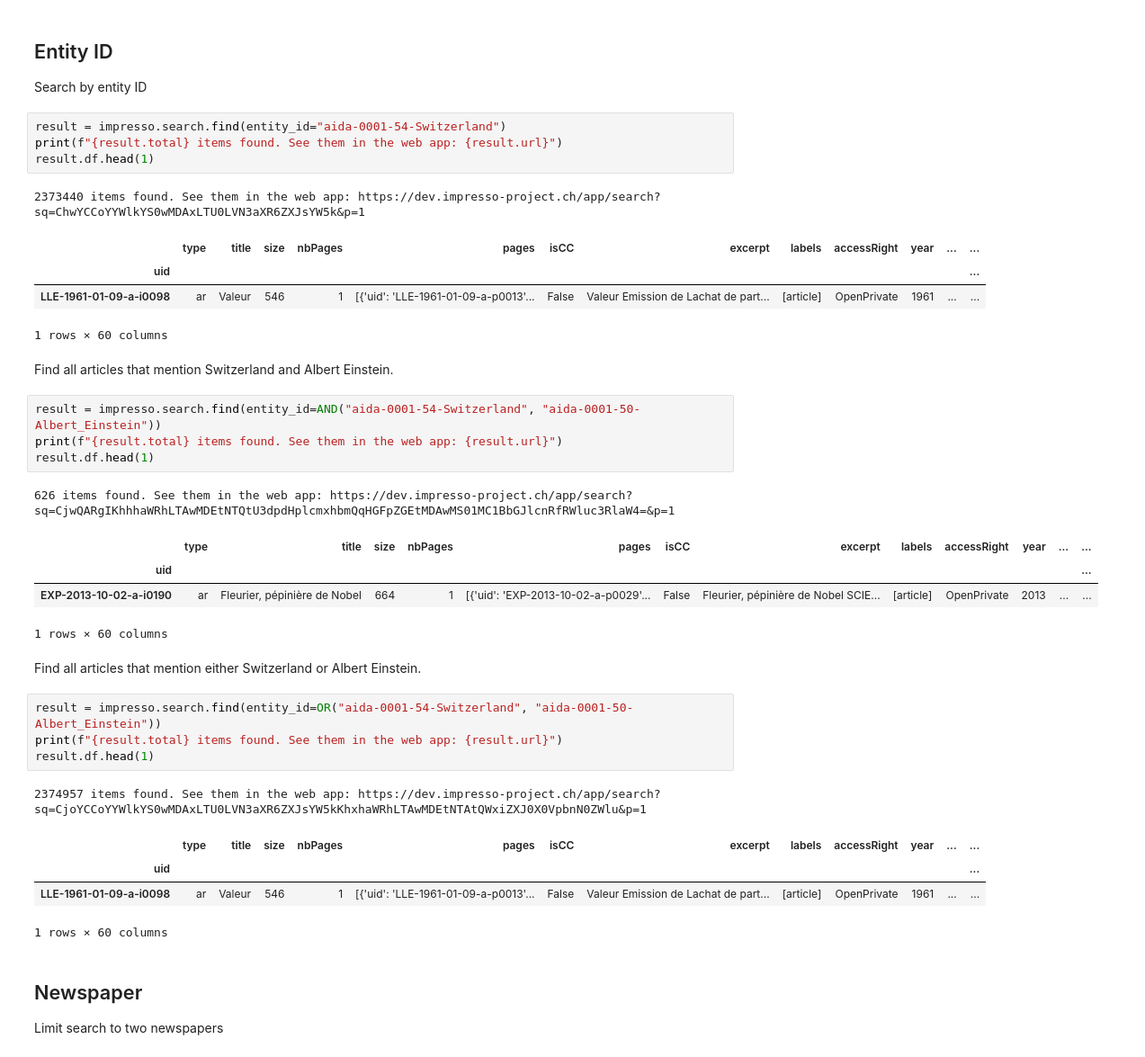
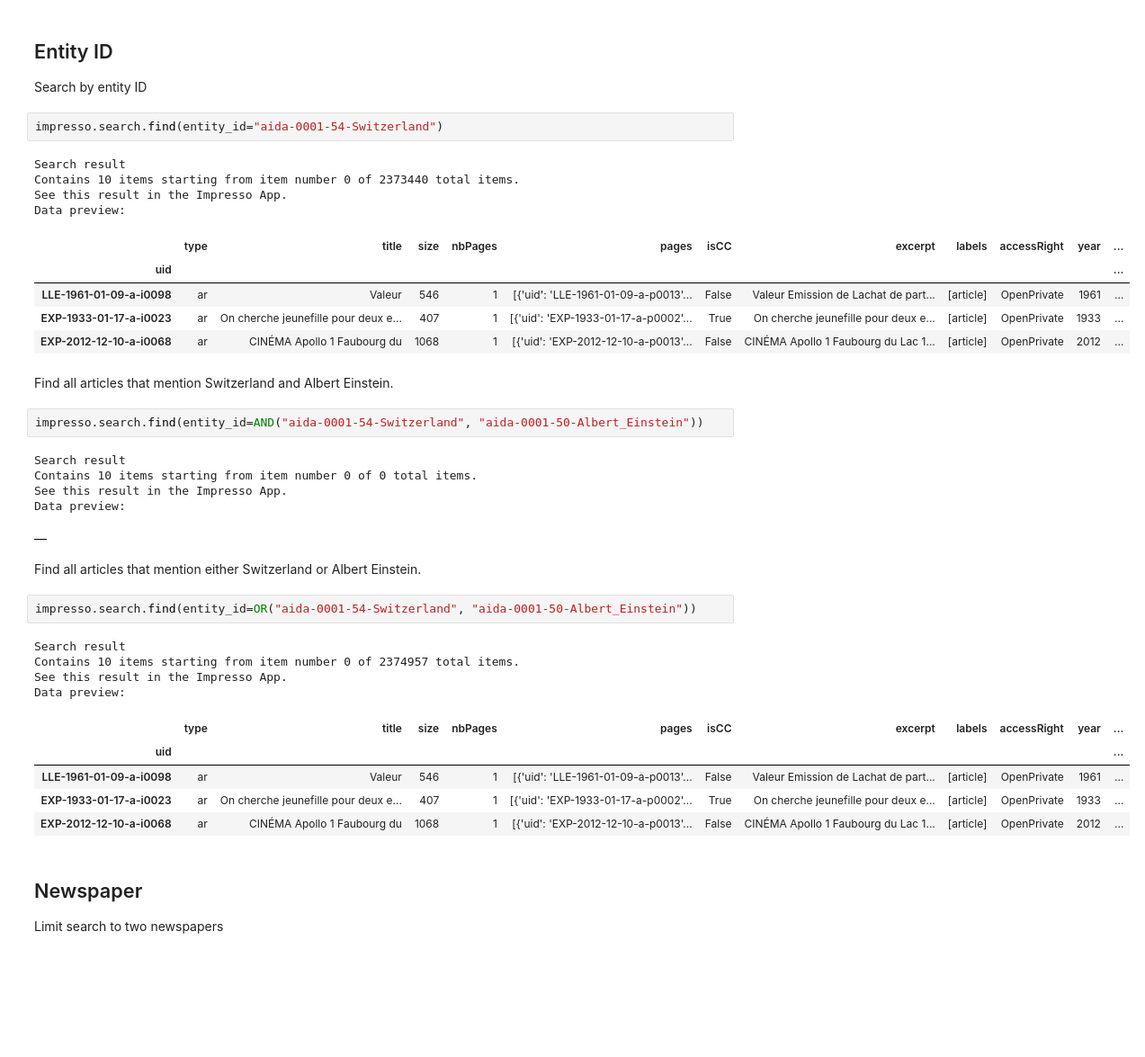
Before and after one commit to impresso/impresso-py, a Jupyter notebook: examples/notebooks/search.ipynb, the cells around one changed output. Shown at 90% size. Saved outputs shown, nothing was run; the diff lists cells and outputs as text; blank space fills up the shorter version.

```diff
--- a/examples/notebooks/search.ipynb
+++ b/examples/notebooks/search.ipynb
@@ -130,40 +146,42 @@ result.df.head(1)
 ## Entity ID
 
 Search by entity ID
-# %%
-result = impresso.search.find(entity_id="aida-0001-54-Switzerland")
-print(f"{result.total} items found. See them in the web app: {result.url}")
-result.df.head(1)
-# %% [output]
-2373440 items found. See them in the web app: https://dev.impresso-project.ch/app/search?sq=ChwYCCoYYWlkYS0wMDAxLTU0LVN3aXR6ZXJsYW5k&p=1
-|  | type | title | size | nbPages | pages | isCC | excerpt | labels | accessRight | year | ... | ... |
-| uid |  |  |  |  |  |  |  |  |  |  |  | ... |
-| LLE-1961-01-09-a-i0098 | ar | Valeur | 546 | 1 | [{'uid': 'LLE-1961-01-09-a-p0013'... | False | Valeur Emission de Lachat de part... | [article] | OpenPrivate | 1961 | ... | ... |
-1 rows × 60 columns
+# %%
+impresso.search.find(entity_id="aida-0001-54-Switzerland")
+# %% [output]
+Search result
+Contains 10 items starting from item number 0 of 2373440 total items.
+See this result in the Impresso App.
+Data preview:
+|  | type | title | size | nbPages | pages | isCC | excerpt | labels | accessRight | year | ... |
+| uid |  |  |  |  |  |  |  |  |  |  | ... |
+| LLE-1961-01-09-a-i0098 | ar | Valeur | 546 | 1 | [{'uid': 'LLE-1961-01-09-a-p0013'... | False | Valeur Emission de Lachat de part... | [article] | OpenPrivate | 1961 | ... |
+| EXP-1933-01-17-a-i0023 | ar | On cherche jeunefille pour deux e... | 407 | 1 | [{'uid': 'EXP-1933-01-17-a-p0002'... | True | On cherche jeunefille pour deux e... | [article] | OpenPrivate | 1933 | ... |
+| EXP-2012-12-10-a-i0068 | ar | CINÉMA Apollo 1 Faubourg du | 1068 | 1 | [{'uid': 'EXP-2012-12-10-a-p0013'... | False | CINÉMA Apollo 1 Faubourg du Lac 1... | [article] | OpenPrivate | 2012 | ... |
 # %% [markdown]
 Find all articles that mention Switzerland and Albert Einstein.
 # %%
-result = impresso.search.find(entity_id=AND("aida-0001-54-Switzerland", "aida-0001-50-Albert_Einstein"))
-print(f"{result.total} items found. See them in the web app: {result.url}")
-result.df.head(1)
+impresso.search.find(entity_id=AND("aida-0001-54-Switzerland", "aida-0001-50-Albert_Einstein"))
 # %% [output]
-626 items found. See them in the web app: https://dev.impresso-project.ch/app/search?sq=CjwQARgIKhhhaWRhLTAwMDEtNTQtU3dpdHplcmxhbmQqHGFpZGEtMDAwMS01MC1BbGJlcnRfRWluc3RlaW4=&p=1
+Search result
+Contains 10 items starting from item number 0 of 0 total items.
+See this result in the Impresso App.
+Data preview:
-|  | type | title | size | nbPages | pages | isCC | excerpt | labels | accessRight | year | ... | ... |
-| uid |  |  |  |  |  |  |  |  |  |  |  | ... |
-| EXP-2013-10-02-a-i0190 | ar | Fleurier, pépinière de Nobel | 664 | 1 | [{'uid': 'EXP-2013-10-02-a-p0029'... | False | Fleurier, pépinière de Nobel SCIE... | [article] | OpenPrivate | 2013 | ... | ... |
+|  |
-1 rows × 60 columns
 # %% [markdown]
 Find all articles that mention either Switzerland or Albert Einstein.
 # %%
-result = impresso.search.find(entity_id=OR("aida-0001-54-Switzerland", "aida-0001-50-Albert_Einstein"))
-print(f"{result.total} items found. See them in the web app: {result.url}")
-result.df.head(1)
+impresso.search.find(entity_id=OR("aida-0001-54-Switzerland", "aida-0001-50-Albert_Einstein"))
 # %% [output]
-2374957 items found. See them in the web app: https://dev.impresso-project.ch/app/search?sq=CjoYCCoYYWlkYS0wMDAxLTU0LVN3aXR6ZXJsYW5kKhxhaWRhLTAwMDEtNTAtQWxiZXJ0X0VpbnN0ZWlu&p=1
+Search result
+Contains 10 items starting from item number 0 of 2374957 total items.
+See this result in the Impresso App.
+Data preview:
-|  | type | title | size | nbPages | pages | isCC | excerpt | labels | accessRight | year | ... | ... |
-| uid |  |  |  |  |  |  |  |  |  |  |  | ... |
-| LLE-1961-01-09-a-i0098 | ar | Valeur | 546 | 1 | [{'uid': 'LLE-1961-01-09-a-p0013'... | False | Valeur Emission de Lachat de part... | [article] | OpenPrivate | 1961 | ... | ... |
+|  | type | title | size | nbPages | pages | isCC | excerpt | labels | accessRight | year | ... |
+| uid |  |  |  |  |  |  |  |  |  |  | ... |
+| LLE-1961-01-09-a-i0098 | ar | Valeur | 546 | 1 | [{'uid': 'LLE-1961-01-09-a-p0013'... | False | Valeur Emission de Lachat de part... | [article] | OpenPrivate | 1961 | ... |
+| EXP-1933-01-17-a-i0023 | ar | On cherche jeunefille pour deux e... | 407 | 1 | [{'uid': 'EXP-1933-01-17-a-p0002'... | True | On cherche jeunefille pour deux e... | [article] | OpenPrivate | 1933 | ... |
+| EXP-2012-12-10-a-i0068 | ar | CINÉMA Apollo 1 Faubourg du | 1068 | 1 | [{'uid': 'EXP-2012-12-10-a-p0013'... | False | CINÉMA Apollo 1 Faubourg du Lac 1... | [article] | OpenPrivate | 2012 | ... |
-1 rows × 60 columns
 # %% [markdown]
 ## Newspaper
 
```
Also changed, not shown: parts of 61 cells of this notebook, 3 other files.
